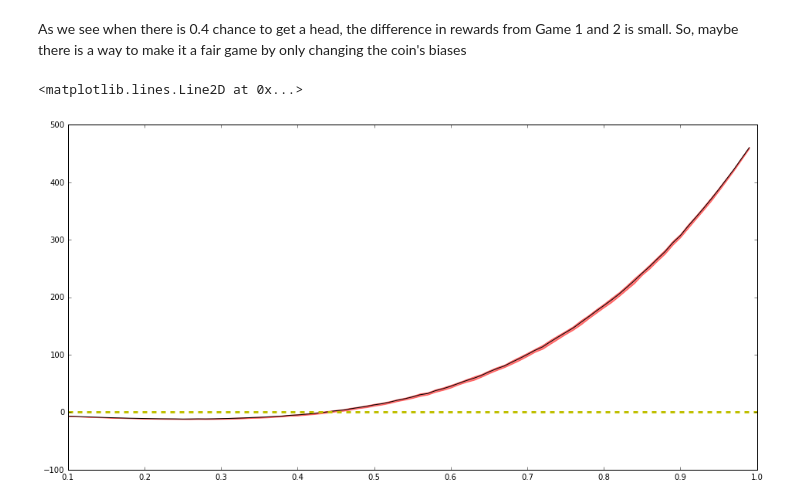
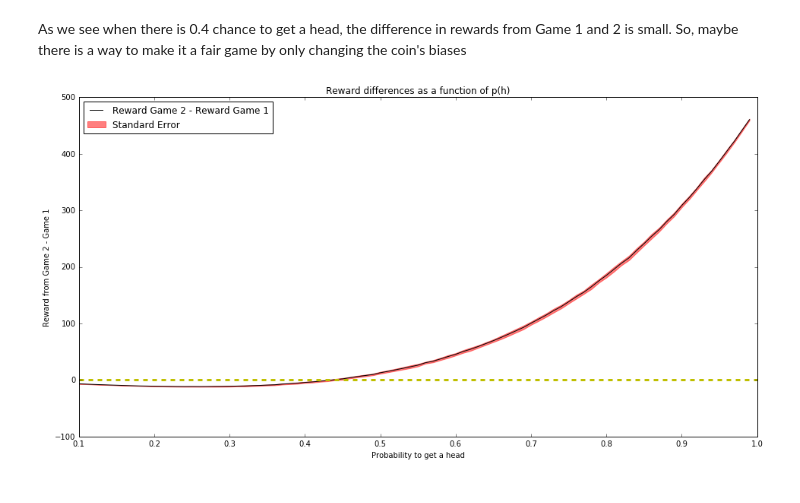
Before and after one commit to nmningmei/intuitive_probability_games, a Jupyter notebook: Reddit probability theory subreddit - pokerenthusiast.ipynb, the cells around one changed output. Saved outputs shown, nothing was run; the diff lists cells and outputs as text; code cells hidden in the pictures.

```diff
--- a/Reddit probability theory subreddit - pokerenthusiast.ipynb
+++ b/Reddit probability theory subreddit - pokerenthusiast.ipynb
@@ -153,17 +153,18 @@ for bb in range(doTime):
 # %%
 fig,(ax) = plt.subplots(figsize=(16,8))
 mean_diff = difference.mean(1)
 se_diff = difference.std(1)
-ax.plot(ps,mean_diff,'k-',alpha=1.)
+ax.plot(ps,mean_diff,'k-',alpha=1.,
+        label='Reward Game 2 - Reward Game 1')
 ax.fill_between(ps,mean_diff-se_diff,mean_diff+se_diff,
-                alpha=0.5,color='r')
+                alpha=0.5,color='r',label='Standard Error')
 ax.axhline(0,color='y',linestyle='--',linewidth=3)
 _=ax.set(xlabel='Probability to get a head',
          ylabel='Reward from Game 2 - Game 1',
          title='Reward differences as a function of p(h)')
+_=ax.legend(loc='best')
 # %% [output]
-<matplotlib.lines.Line2D at 0x...>
-[figure, old version]
+[figure, new version]
 # %%
 def DoP(p):
     simTime = 50
```
Also changed, not shown: parts of 5 cells of this notebook.
